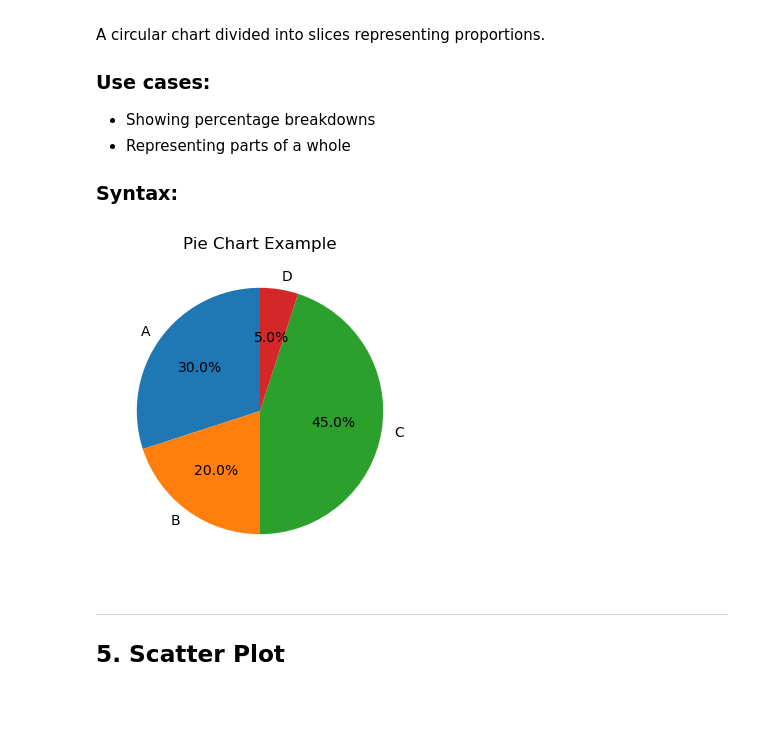
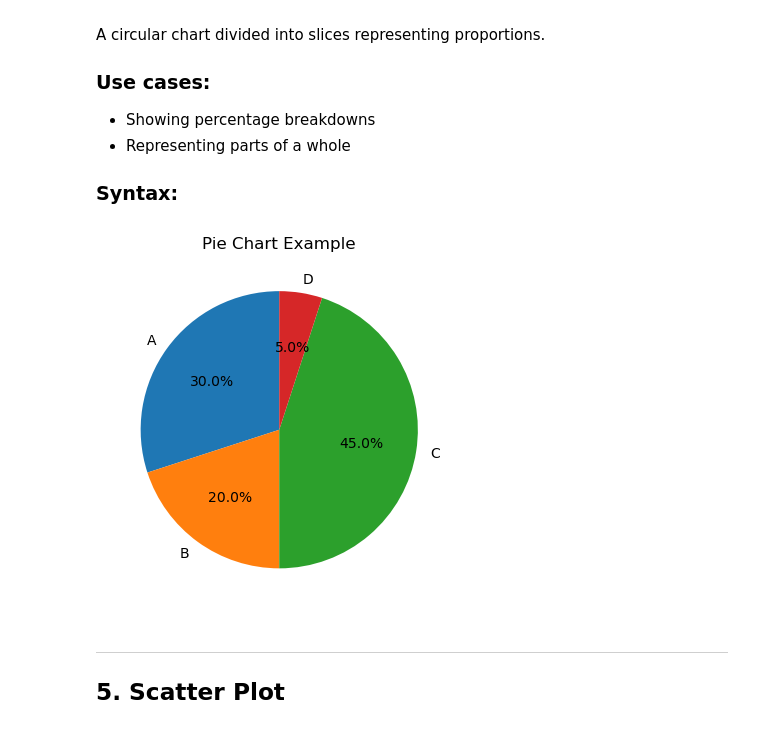
Before and after one commit to Christine-97/Data_Analysis_Python_Charts, a Jupyter notebook: Beginner’s_Guide_To_Python_Charts.ipynb, the cells around one changed output. Cells and saved outputs as stored; diff of their text form; code cells hidden in the pictures; blank space fills up the shorter version.

```diff
--- a/Beginner’s_Guide_To_Python_Charts.ipynb
+++ b/Beginner’s_Guide_To_Python_Charts.ipynb
@@ -92,23 +93,23 @@ A circular chart divided into slices representing proportions.
 # %%
 sizes = [30, 20, 45, 5]
 labels = ['A', 'B', 'C', 'D']
 
-plt.figure(figsize=(8, 4))  # Width=8 inches, Height=4 inches
+plt.figure(figsize=(8, 4.5))  # Width=8 inches, Height=4.55 inches
 plt.pie(sizes, labels=labels, autopct='%1.1f%%', startangle=90)
 plt.title("Pie Chart Example")
 plt.show()
 
 # autopct='%1.1f%%'
 #This controls how percentages are displayed on the chart.
 #'%1.1f%%' means:  1.1f → show one digit before and one digit after the decimal.
 #%% → print the percent sign.
 
 #startangle=90
 #Rotates the pie chart’s start position by 90 degrees.
 #By default, the first slice starts at the right (0°), but with startangle=90, it starts at the top.
 #This can make the chart look more balanced or better aligned
 # %% [output]
-[figure, old version]
+[figure, new version]
 # %% [markdown]
 ---
 ## 5. Scatter Plot
```
Also changed, not shown: parts of 2 cells of this notebook, 1 other file.
